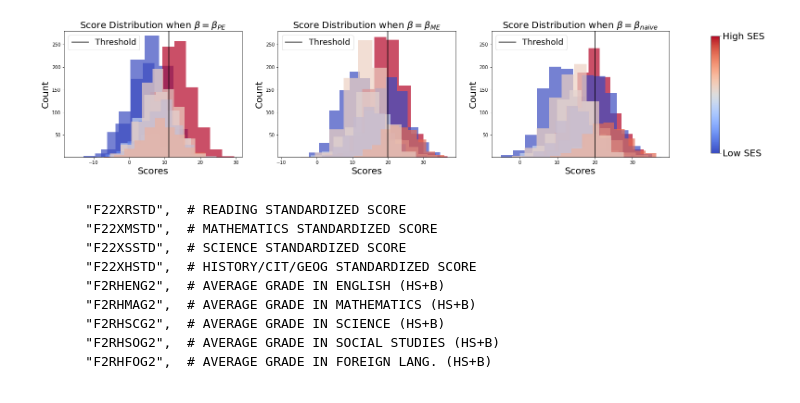
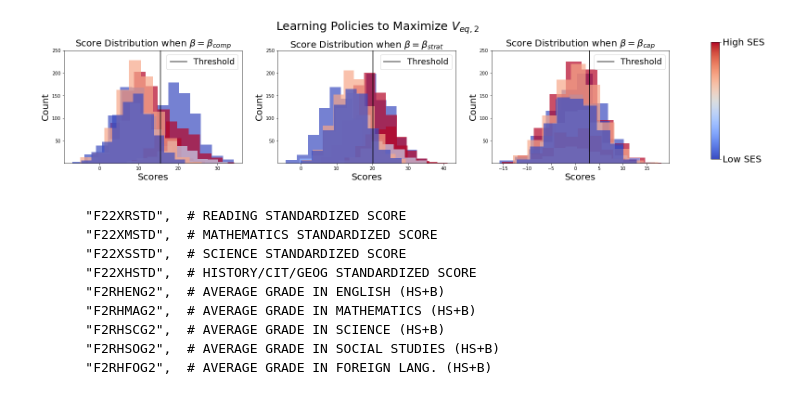
Before and after one commit to roshni714/policy-learning-competing-agents, a Jupyter notebook: paper-figure-8.ipynb, the cells around one changed output. Cells and saved outputs as stored; diff of their text form; code cells hidden in the pictures.

```diff
--- a/paper-figure-8.ipynb
+++ b/paper-figure-8.ipynb
@@ -8,8 +9,19 @@ from data_gen import get_agent_distribution_and_losses_nels
 # %%
-def get_final_beta(df, gradient_type):
-    l = [float(x) for x in list(df[df["gradient_type"]==gradient_type]["final_beta"].item()[1:-1].split(","))]
+def get_final_beta(df, method):
+    l = [float(x) for x in list(df[df["method"]==method]["final_beta"].item()[1:-1].split(","))]
     arr = np.array(l).reshape(len(l), 1)
     return arr
+
+# def get_final_beta_spaces(df, method):
+#     list2d = [x.split(" ") for x in df[df["method"]=="ewm"]["final_beta"].item()[1:-1].split("  ")]
+#     list2 = list(itertools.chain.from_iterable(list2d))
+#     nums = []
+#     for word in list2:
+#         if len(word) != 0:
+#             num = float(word)
+#             nums.append(num)
+#     arr = np.array(nums).reshape(len(nums), 1)
+#     return arr
 
 def get_score_distribution(agent_dist, beta, sigma, q):
     s_eq = agent_dist.quantile_fixed_point_true_distribution(beta, sigma, q)
@@ -32,8 +44,8 @@ agent_dist, all_types_and_losses, all_labels, _, _, sigma = get_agent_distributi
                                                                                               seed=0)
 q=0.7
 
-df1 = pd.read_csv("results/nels_months_attended_11-16-22.csv")
-df1 = df1[df1["seed"] == 0]
-beta_pe = get_final_beta(df1, "total_deriv")
-beta_me = get_final_beta(df1, "partial_deriv_loss_beta")
-beta_naive = get_final_beta(df1, "expected_gradient_beta_naive")
+df = pd.read_csv("results/nels_etas_11-26-22.csv")
+df = df[df["seed"] == 0]
+beta_pe = get_final_beta(df, "total_deriv")
+beta_me = get_final_beta(df, "partial_deriv_loss_beta")
+beta_naive = get_final_beta(df, "ewm")
@@ -75,27 +99,28 @@ def plot_score_dist(ax, agent_dist, beta, sigma, q, title):
     ax.set_title(title, fontsize=20)
     ax.legend(fontsize=18)
     #ax.set_xlim(1, 26)
-    ax.set_ylim(1, 280)
+    ax.set_ylim(1, 250)
     ax.set_xlabel("Scores", fontsize=20)
     ax.set_ylabel("Count", fontsize=20)
     return normalized_socio_econ
 # %%
 fig, axs = plt.subplots(1, 3, figsize=(25, 5))
-normalized_socio_econ = plot_score_dist(axs[0], agent_dist, beta_pe, sigma, q, "Score Distribution when " +r"$\beta=\beta_{PE}$")
-plot_score_dist(axs[1], agent_dist, beta_me, sigma, q, "Score Distribution when " +r"$\beta=\beta_{ME}$")
-normalized_socio_econ = plot_score_dist(axs[2], agent_dist, beta_naive, sigma, q, "Score Distribution when " +r"$\beta=\beta_{naive}$")
+normalized_socio_econ = plot_score_dist(axs[0], agent_dist, beta_pe, sigma, q, "Score Distribution when " +r"$\beta=\beta_{comp}$")
+plot_score_dist(axs[1], agent_dist, beta_me, sigma, q, "Score Distribution when " +r"$\beta=\beta_{strat}$")
+normalized_socio_econ = plot_score_dist(axs[2], agent_dist, beta_naive, sigma, q, "Score Distribution when " +r"$\beta=\beta_{cap}$")
 
-fig.subplots_adjust(right=0.85)
+fig.subplots_adjust(right=0.85, top=0.80)
 cbar_ax = fig.add_axes([0.90, 0.15, 0.01, 0.7])
 
 norm = matplotlib.colors.Normalize(vmin=min(normalized_socio_econ), vmax=max(normalized_socio_econ))
 sm = plt.cm.ScalarMappable(cmap=cm.coolwarm, norm=norm)
 sm._A = []
 cbar = fig.colorbar(sm, cax=cbar_ax, ticks=[0, 1])
 cbar.ax.set_yticklabels(['Low SES', 'High SES'], fontsize=20)
+fig.suptitle("Learning Policies to Maximize " + r"$V_{eq, 2}$", fontsize=25)
 plt.savefig("figs/paper-figure-8.pdf")
 # %% [output]
-[figure, old version]
+[figure, new version]
 # %% [markdown]
         "F22XRSTD",  # READING STANDARDIZED SCORE
         "F22XMSTD",  # MATHEMATICS STANDARDIZED SCORE
```
Also changed, not shown: parts of 6 cells of this notebook, 5 other files.
